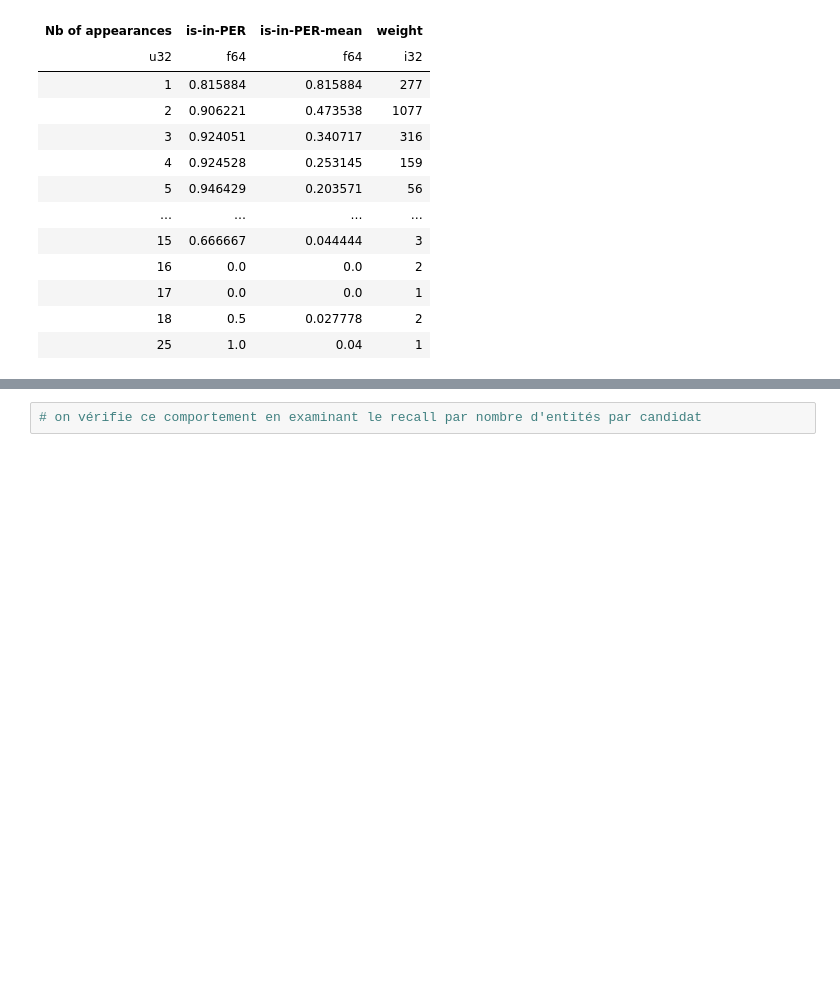
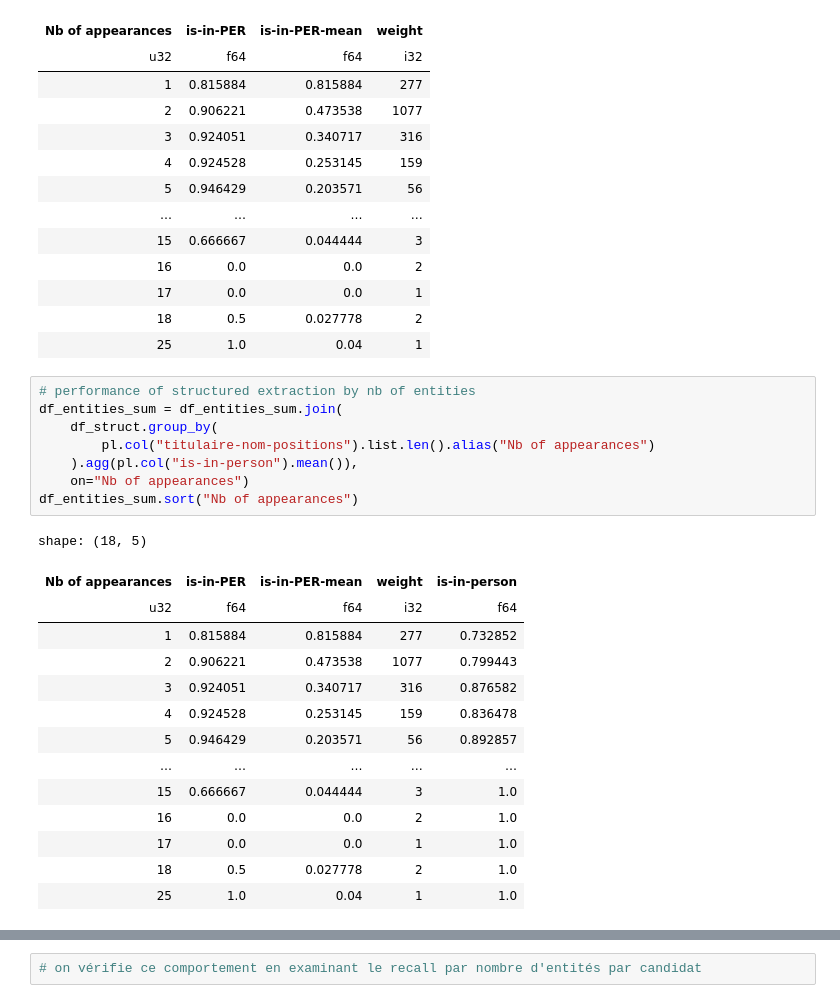
Before and after one commit to slithiaote/2026_NLP_project, a Jupyter notebook: Analysis.ipynb, the cells around one changed output, grey strips where cells are left out. Saved outputs shown, nothing was run; the diff lists cells and outputs as text; blank space fills up the shorter version.

```diff
--- a/Analysis.ipynb
+++ b/Analysis.ipynb
@@ -716,4 +716,27 @@ shape: (18, 4)
 | 17 | 0.0 | 0.0 | 1 |
 | 18 | 0.5 | 0.027778 | 2 |
 | 25 | 1.0 | 0.04 | 1 |
+# %%
+# performance of structured extraction by nb of entities
+df_entities_sum = df_entities_sum.join(
+    df_struct.group_by(
+        pl.col("titulaire-nom-positions").list.len().alias("Nb of appearances")
+    ).agg(pl.col("is-in-person").mean()),
+    on="Nb of appearances")
+df_entities_sum.sort("Nb of appearances")
+# %% [output]
+shape: (18, 5)
+| Nb of appearances | is-in-PER | is-in-PER-mean | weight | is-in-person |
+| u32 | f64 | f64 | i32 | f64 |
+| 1 | 0.815884 | 0.815884 | 277 | 0.732852 |
+| 2 | 0.906221 | 0.473538 | 1077 | 0.799443 |
+| 3 | 0.924051 | 0.340717 | 316 | 0.876582 |
+| 4 | 0.924528 | 0.253145 | 159 | 0.836478 |
+| 5 | 0.946429 | 0.203571 | 56 | 0.892857 |
+| … | … | … | … | … |
+| 15 | 0.666667 | 0.044444 | 3 | 1.0 |
+| 16 | 0.0 | 0.0 | 2 | 1.0 |
+| 17 | 0.0 | 0.0 | 1 | 1.0 |
+| 18 | 0.5 | 0.027778 | 2 | 1.0 |
+| 25 | 1.0 | 0.04 | 1 | 1.0 |
 # %%
```
Also changed, not shown: parts of 6 cells of this notebook.
